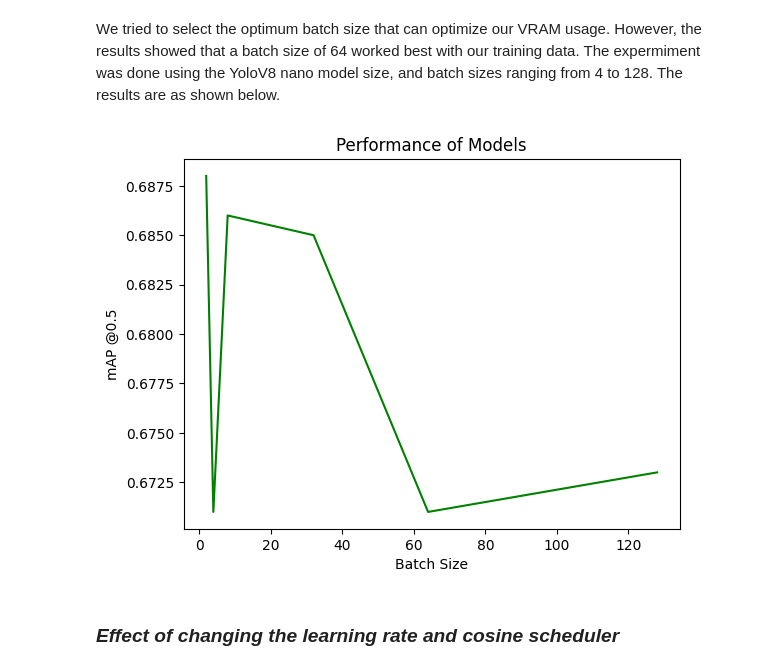
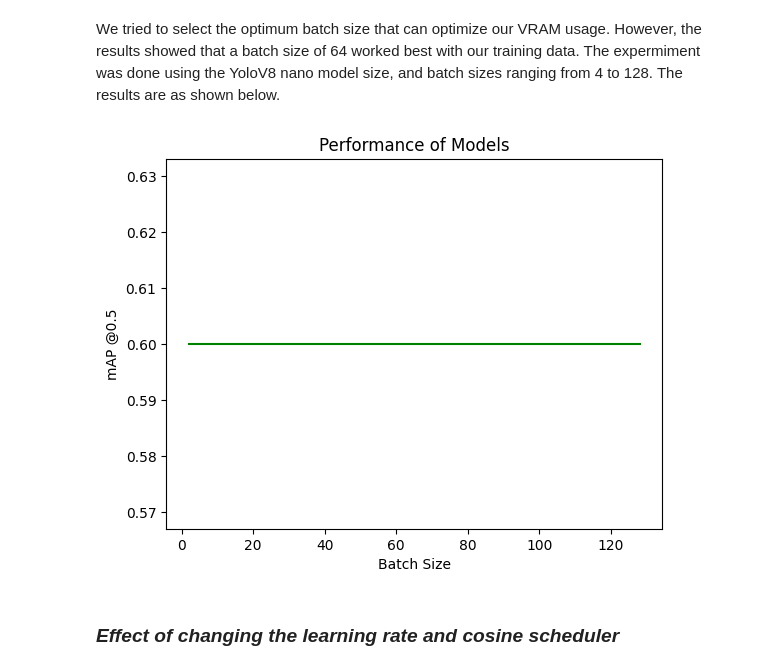
Before and after one commit to AbelKidane-abita/Weeklypresentation, a Jupyter notebook: Report/Untitled.ipynb, the cells around one changed output. Cells and saved outputs as stored; diff of their text form; code cells hidden in the pictures.

```diff
--- a/Report/Untitled.ipynb
+++ b/Report/Untitled.ipynb
@@ -52,25 +52,25 @@ We tried to select the optimum batch size that can optimize our VRAM usage. Howe
 # %%
 import pandas as pd
 import matplotlib.pyplot as plt
 
 # mAP @0.5 for SGD as we increase the number of epochs
 data = {"Batch Size": [2, 4, 8, 32, 64, 128],
-        "mAP @0.5": [0.688, 0.671, 0.686, 0.685, 0.671, 0.673]
+        "mAP @0.5": [0.6, 0.6, 0.6, 0.6, 0.6, 0.6]
        }
 df = pd.DataFrame(data)
 
 # Change the bar chart with a line chart
 plt.plot(df['Batch Size'], df['mAP @0.5'], color='green')
 
 # Add a title and labels to the axes
 plt.title('Performance of Models')
 plt.xlabel('Batch Size')
 plt.ylabel('mAP @0.5')
 
 # Show the plot
 plt.show()
 # %% [output]
-[figure, old version]
+[figure, new version]
 # %% [markdown]
 ### *Effect of changing the learning rate and cosine scheduler*
 # %% [markdown]
```
Also changed, not shown: parts of 1 cell of this notebook.
